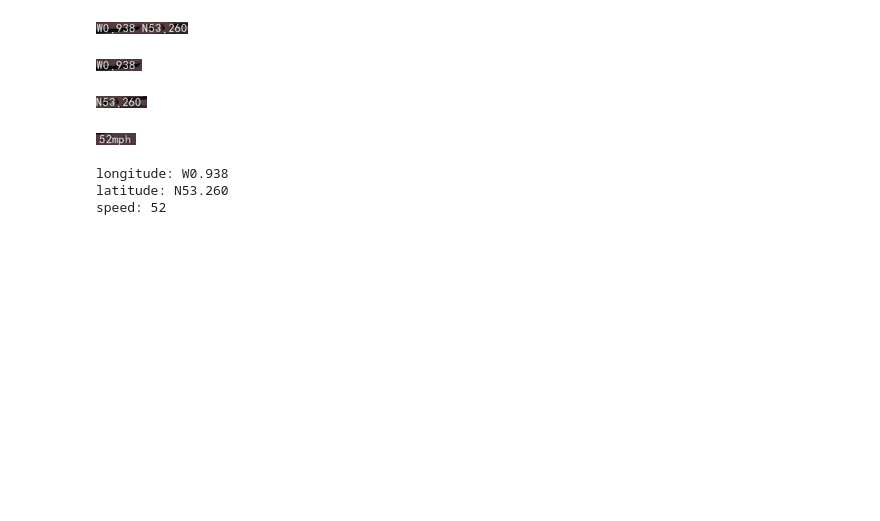
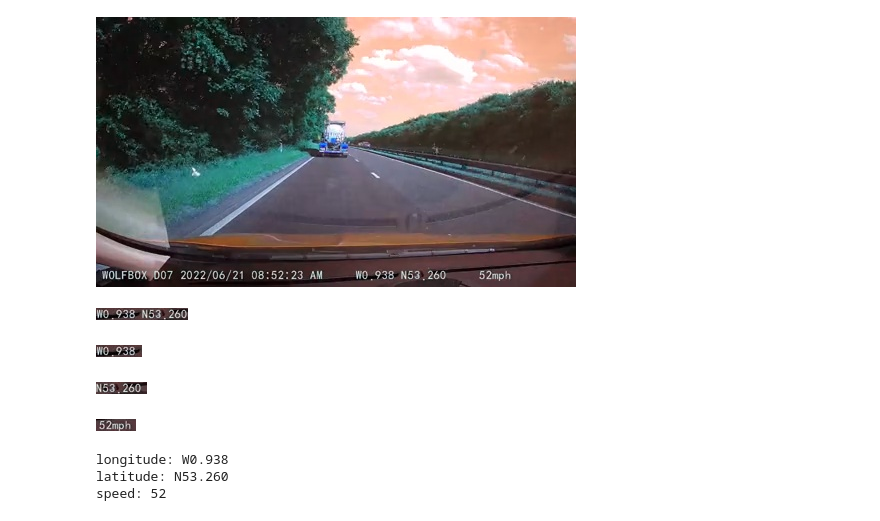
Before and after one commit to oakleighw/greenVerges, a Jupyter notebook: OCR_ExtractVariables.ipynb, the cells around one changed output. Drawn from its saved outputs; the diff is of its cells as text; code cells hidden in the pictures; blank space fills up the shorter version.

Commit message:
showed more images

```diff
--- a/OCR_ExtractVariables.ipynb
+++ b/OCR_ExtractVariables.ipynb
@@ -20,4 +20,11 @@ def displayIm(cv2Image):
   im = Image.fromarray(cv2Image)
   im = im.convert('RGB')
   return im
+# %%
+import cv2
+#Show frame
+img = cv2.imread('/content/frame3.jpg')
+displayIm(img)
+# %% [output]
+[figure, added]
 # %%
```
Also changed, not shown: parts of 1 cell of this notebook.
